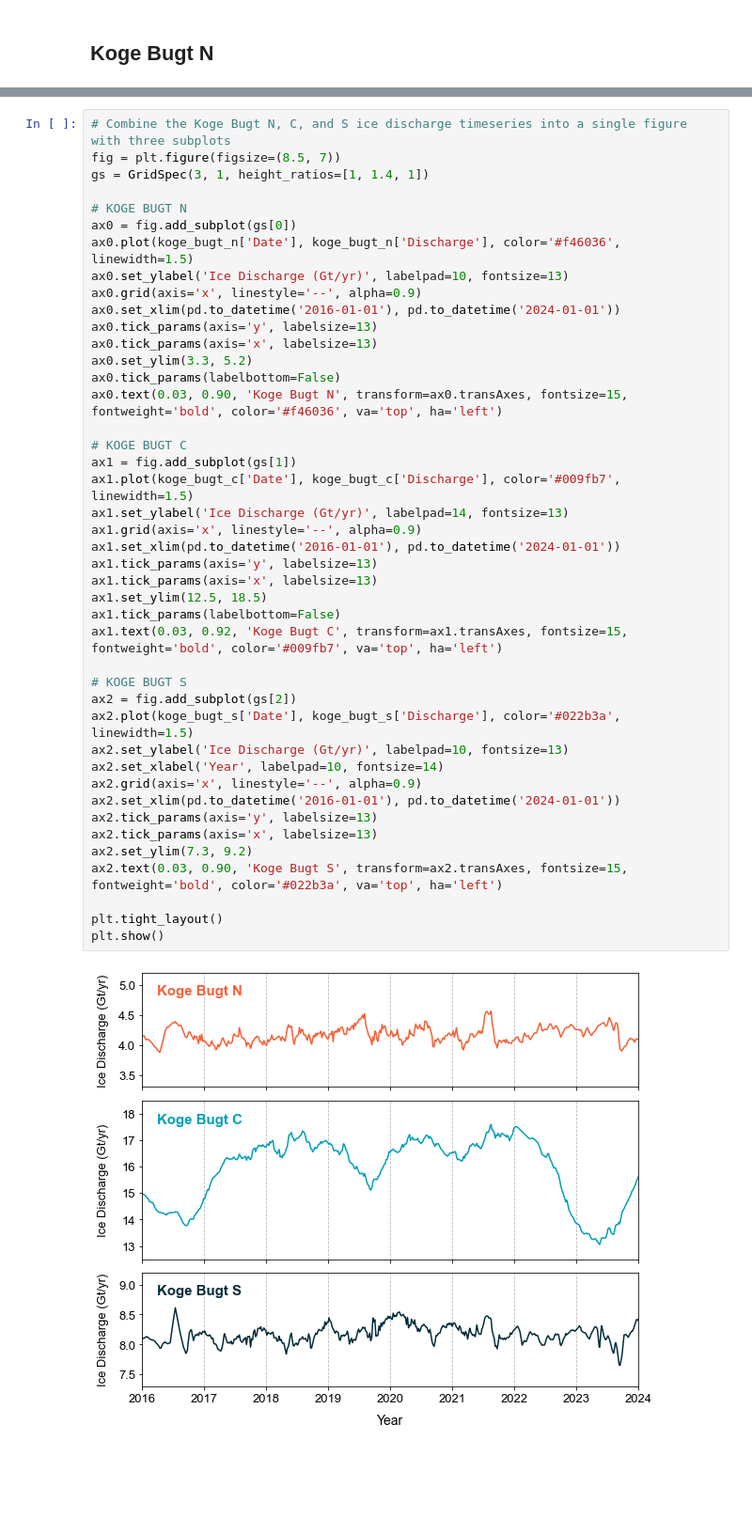
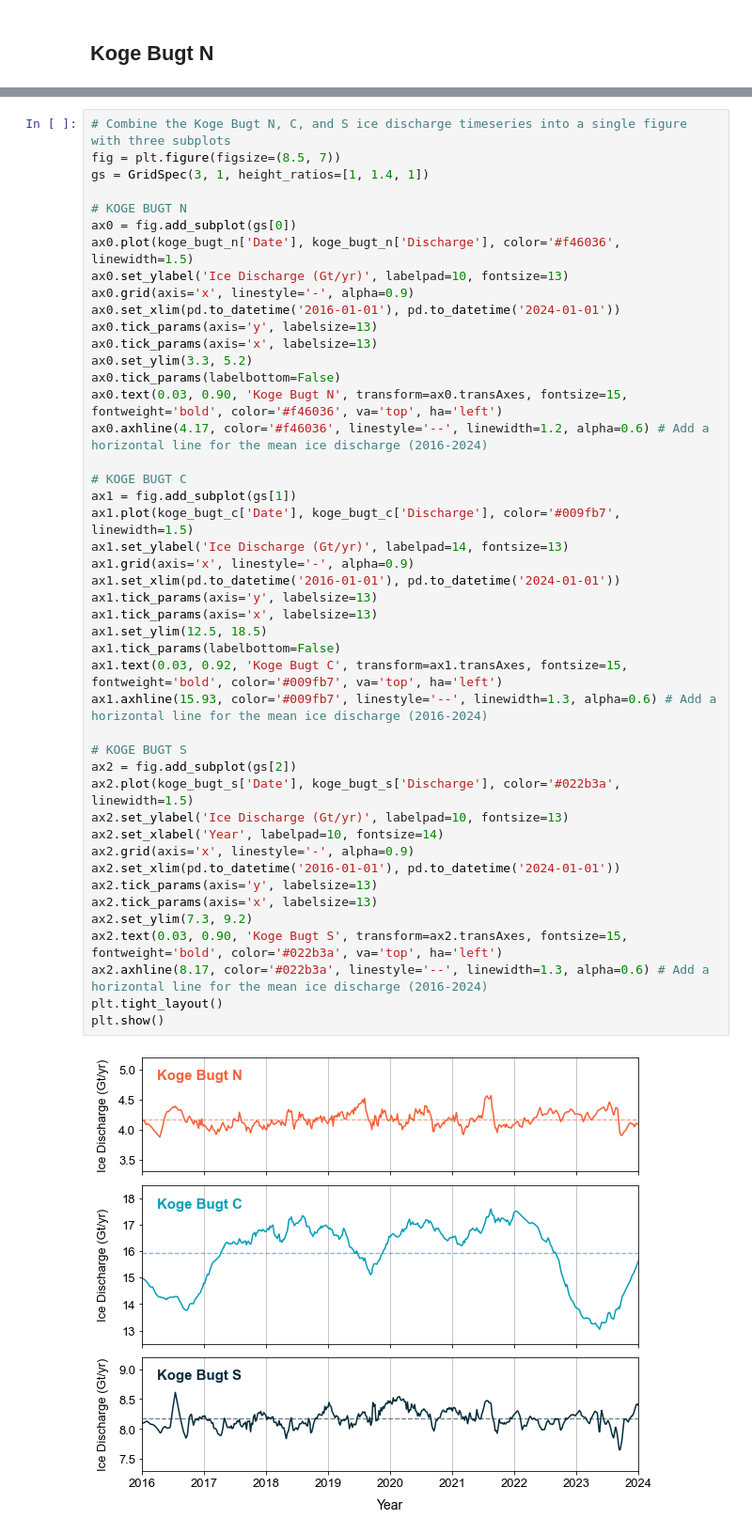
Before and after one commit to hannahpicton/koge_bugt_dynamics, a Jupyter notebook: code/ice_discharge.ipynb, the cells around one changed output, grey strips where cells are left out. Shown at 94% size. Cells and saved outputs as stored; diff of their text form; blank space fills up the shorter version.

```diff
--- a/code/ice_discharge.ipynb
+++ b/code/ice_discharge.ipynb
@@ -77,39 +80,41 @@ gs = GridSpec(3, 1, height_ratios=[1, 1.4, 1])
 ax0 = fig.add_subplot(gs[0])
 ax0.plot(koge_bugt_n['Date'], koge_bugt_n['Discharge'], color='#f46036', linewidth=1.5)
 ax0.set_ylabel('Ice Discharge (Gt/yr)', labelpad=10, fontsize=13)
-ax0.grid(axis='x', linestyle='--', alpha=0.9)
+ax0.grid(axis='x', linestyle='-', alpha=0.9)
 ax0.set_xlim(pd.to_datetime('2016-01-01'), pd.to_datetime('2024-01-01'))
 ax0.tick_params(axis='y', labelsize=13)
 ax0.tick_params(axis='x', labelsize=13)
 ax0.set_ylim(3.3, 5.2)
 ax0.tick_params(labelbottom=False)
 ax0.text(0.03, 0.90, 'Koge Bugt N', transform=ax0.transAxes, fontsize=15, fontweight='bold', color='#f46036', va='top', ha='left')
+ax0.axhline(4.17, color='#f46036', linestyle='--', linewidth=1.2, alpha=0.6) # Add a horizontal line for the mean ice discharge (2016-2024)
 
 # KOGE BUGT C
 ax1 = fig.add_subplot(gs[1])
 ax1.plot(koge_bugt_c['Date'], koge_bugt_c['Discharge'], color='#009fb7', linewidth=1.5)
 ax1.set_ylabel('Ice Discharge (Gt/yr)', labelpad=14, fontsize=13)
-ax1.grid(axis='x', linestyle='--', alpha=0.9)
+ax1.grid(axis='x', linestyle='-', alpha=0.9)
 ax1.set_xlim(pd.to_datetime('2016-01-01'), pd.to_datetime('2024-01-01'))
 ax1.tick_params(axis='y', labelsize=13)
 ax1.tick_params(axis='x', labelsize=13)
 ax1.set_ylim(12.5, 18.5)
 ax1.tick_params(labelbottom=False)
 ax1.text(0.03, 0.92, 'Koge Bugt C', transform=ax1.transAxes, fontsize=15, fontweight='bold', color='#009fb7', va='top', ha='left')
+ax1.axhline(15.93, color='#009fb7', linestyle='--', linewidth=1.3, alpha=0.6) # Add a horizontal line for the mean ice discharge (2016-2024)
 
 # KOGE BUGT S
 ax2 = fig.add_subplot(gs[2])
 ax2.plot(koge_bugt_s['Date'], koge_bugt_s['Discharge'], color='#022b3a', linewidth=1.5)
 ax2.set_ylabel('Ice Discharge (Gt/yr)', labelpad=10, fontsize=13)
 ax2.set_xlabel('Year', labelpad=10, fontsize=14)
-ax2.grid(axis='x', linestyle='--', alpha=0.9)
+ax2.grid(axis='x', linestyle='-', alpha=0.9)
 ax2.set_xlim(pd.to_datetime('2016-01-01'), pd.to_datetime('2024-01-01'))
 ax2.tick_params(axis='y', labelsize=13)
 ax2.tick_params(axis='x', labelsize=13)
 ax2.set_ylim(7.3, 9.2)
 ax2.text(0.03, 0.90, 'Koge Bugt S', transform=ax2.transAxes, fontsize=15, fontweight='bold', color='#022b3a', va='top', ha='left')
-
+ax2.axhline(8.17, color='#022b3a', linestyle='--', linewidth=1.3, alpha=0.6) # Add a horizontal line for the mean ice discharge (2016-2024)
 plt.tight_layout()
 plt.show()
 # %% [output]
-[figure, old version]
+[figure, new version]
```
Also changed, not shown: parts of 3 cells of this notebook.
